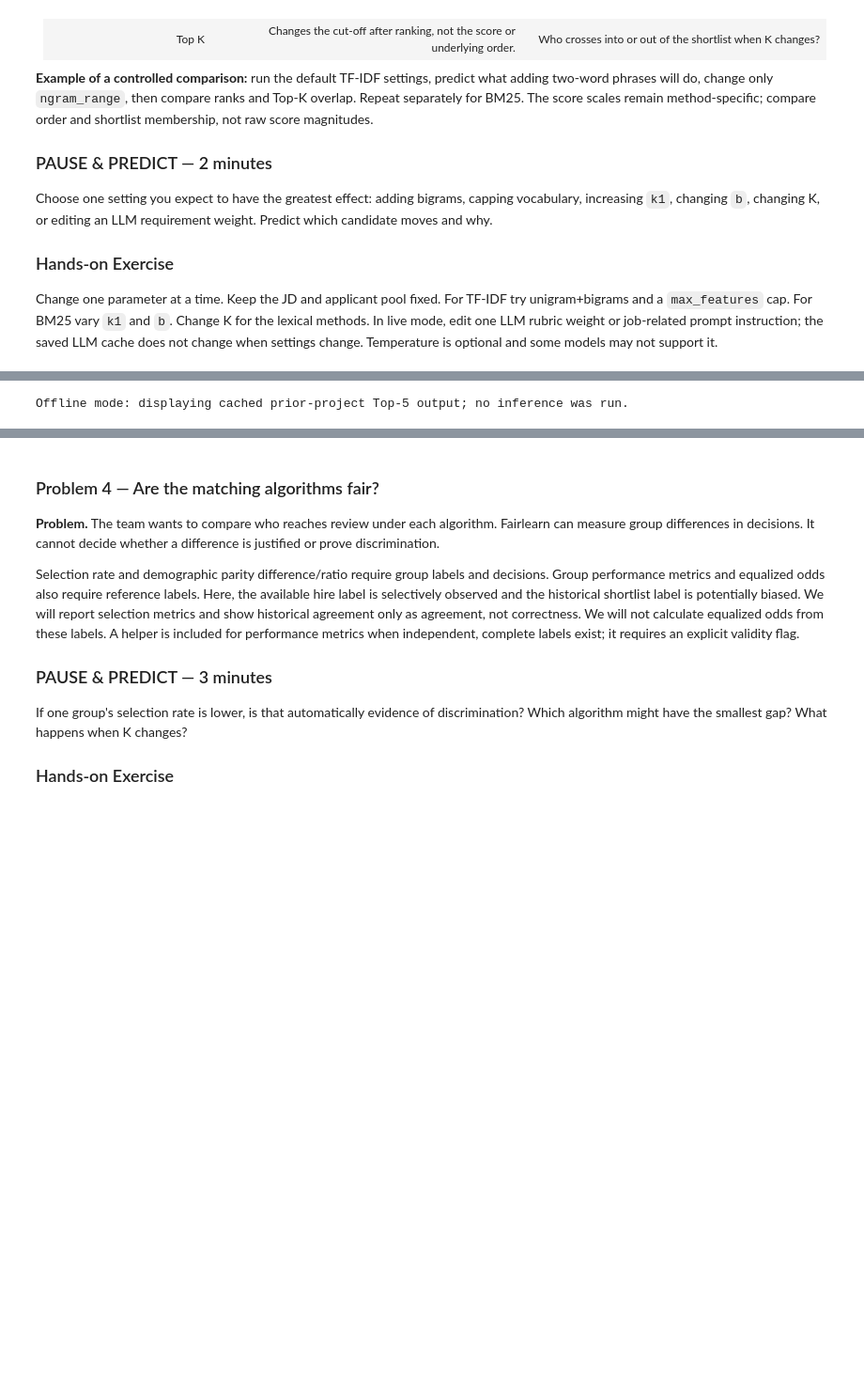
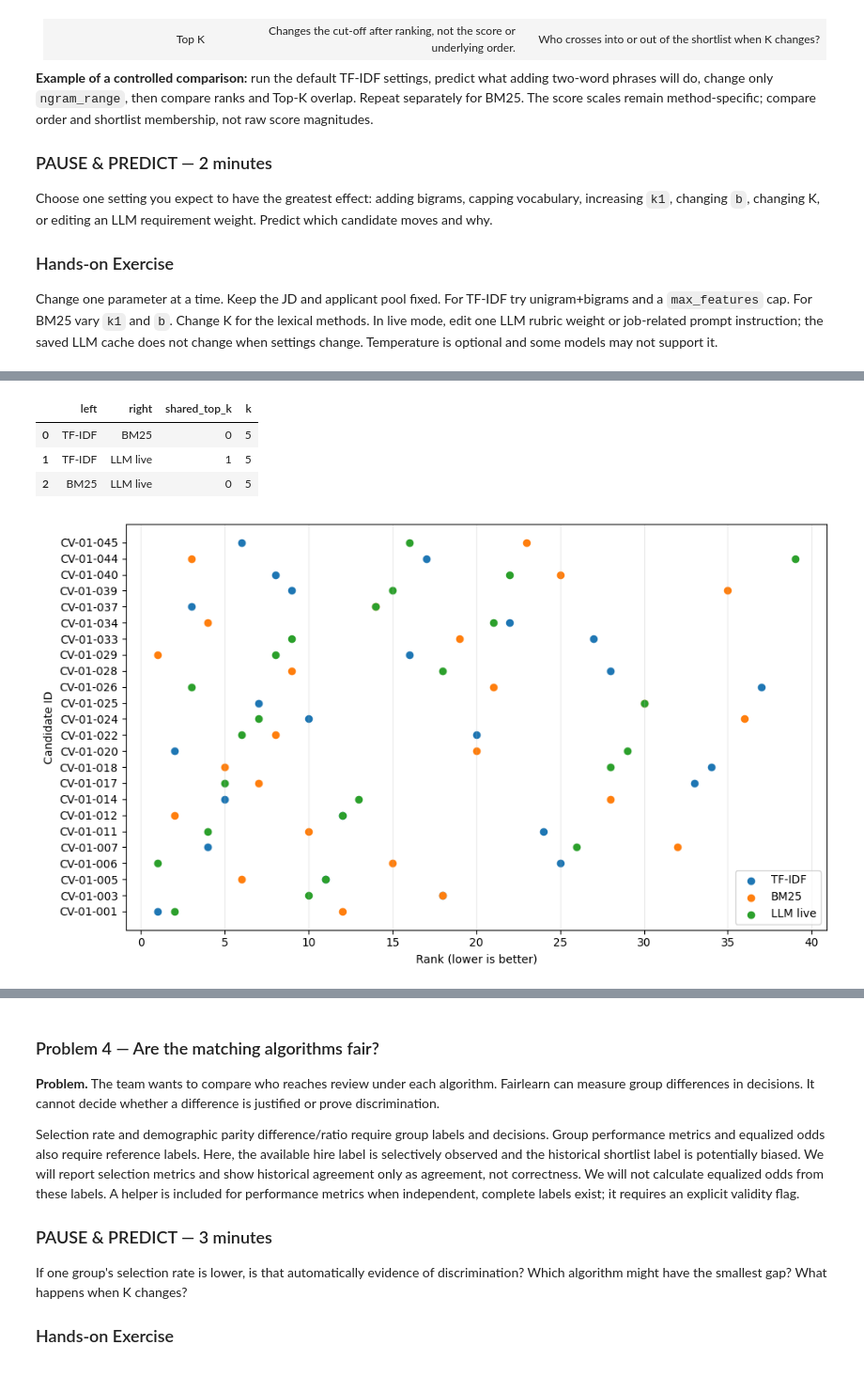
Before and after one commit to 123botieno/HR_use-case, a Jupyter notebook: job-matching-fairness/job_matching_fairness.ipynb, the cells around one changed output, grey strips where cells are left out. Shown at 94% size. Saved outputs shown, nothing was run; the diff lists cells and outputs as text; code cells hidden in the pictures; blank space fills up the shorter version.

```diff
--- a/job-matching-fairness/job_matching_fairness.ipynb
+++ b/job-matching-fairness/job_matching_fairness.ipynb
@@ -248,24 +256,74 @@ Top-10 overlap: TF-IDF default vs changed; BM25 default vs changed
 # %%
 # Optional live LLM experiment. Cached mode above makes the notebook run without a key.
-# For live mode, set OPENROUTER_API_KEY in the shell before launching this notebook; do not paste the key here.
+# For live mode, set OPENROUTER_API_KEY in the local .env file or shell; rerun setup after editing .env.
 # Use only the fictional CVs supplied with this workshop. Live mode sends CV text to OpenRouter.
-RUN_LIVE_LLM = False
+RUN_LIVE_LLM = True
 LLM_MODEL = 'meta-llama/llama-3.3-70b-instruct'
-SCORING_PROMPT = 'Assess only evidence of job-related skills, qualifications, and experience.'
+# This rubric is specific to JD-01; derive a new rubric before changing jobs.
+SCORING_PROMPT = (
+    'Assess only the supplied JD-01 requirements using the defined evidence levels. '
+    'A skill name alone is not evidence of application. Do not invent degrees, years or publications.'
+)
+EVIDENCE_LEVELS = {
+    '0': 'Not demonstrated: distinguish unknown from explicitly_not_met using status.',
+    '1': 'The relevant skill or method is explicitly named, but no applied responsibility or project is evidenced.',
+    '2': 'A concrete responsibility or project describes applying the relevant skill or method.',
+}
+BINARY_LEVELS = {'0': 'Not established; distinguish unknown from explicitly_not_met.',
+                 '1': 'The stated threshold is explicitly supported by the CV.'}
+# Illustrative teaching weights fixed before this run, not validated hiring priorities.
 LLM_RUBRIC = [
-    {'text': 'Evidence of the technical skills specified in the job description', 'weight': 2},
-    {'text': 'Evidence of relevant professional experience and responsibilities', 'weight': 2},
-    {'text': 'Evidence of the required education or professional qualification', 'weight': 1},
+    {'text': 'A PhD or Masters degree in a quantitative discipline. A Bachelors degree alone does not establish this requirement.',
+     'weight': 1, 'max_level': 1, 'essential': True, 'levels': BINARY_LEVELS},
+    {'text': 'Relevant experience: at least 2 years with a quantitative PhD, or at least 6 years with a quantitative Masters. Both the education route and relevant experience must be evidenced; years alone do not establish the route. Cite the relevant experience text.',
+     'weight': 2, 'max_level': 1, 'essential': True, 'levels': BINARY_LEVELS},
+    {'text': 'At least 6 peer-reviewed public-health papers, including at least 3 first-author papers. Both counts must be evidenced; smaller explicit counts do not meet this threshold.',
+     'weight': 1, 'max_level': 1, 'essential': True, 'levels': BINARY_LEVELS},
+    {'text': 'Python for reproducible feature engineering, data preparation or analytical workflows.',
+     'weight': 3, 'max_level': 2, 'levels': EVIDENCE_LEVELS},
+    {'text': 'SQL for querying, managing or preparing datasets.',
+     'weight': 1, 'max_level': 2, 'levels': EVIDENCE_LEVELS},
+    {'text': 'Spatial risk mapping, hotspot analysis or small-area prediction models.',
+     'weight': 3, 'max_level': 2, 'levels': EVIDENCE_LEVELS},
+    {'text': 'Time-series forecasting using methods such as XGBoost, LightGBM, LSTM, GRU or transformers; level 2 requires an applied forecasting or model-comparison responsibility, not a skill list alone.',
+     'weight': 3, 'max_level': 2, 'levels': EVIDENCE_LEVELS},
+    {'text': 'Model evaluation addressing calibration, uncertainty, subgroup or geographic robustness, temporal or spatial leakage, or bias.',
+     'weight': 3, 'max_level': 2, 'levels': EVIDENCE_LEVELS},
+    {'text': 'Git, documented analytical workflows or reproducible analysis.',
+     'weight': 2, 'max_level': 2, 'levels': EVIDENCE_LEVELS},
+    {'text': 'Working with public-health teams to translate policy questions into modelling objectives or to harmonize health datasets.',
+     'weight': 1, 'max_level': 2, 'levels': EVIDENCE_LEVELS},
 ]
 LLM_TEMPERATURE = None  # Existing project scorer omits this; wrapper supports it on custom requests.
 if RUN_LIVE_LLM:
+    # Refresh the helper after edits even when the notebook kernel stayed open.
+    import importlib
+    import job_matching_helpers as matching_helpers
+    importlib.invalidate_caches()
+    matching_helpers = importlib.reload(matching_helpers)
+    match_llm = matching_helpers.match_llm
+    if JOB_ID != 'JD-01':
+        raise ValueError("This rubric is JD-01-specific; create a job-specific rubric before live scoring another job.")
     llm_live = match_llm(
         JOB_ID, job_description, candidates, mode='live', model=LLM_MODEL,
         rubric=LLM_RUBRIC, scoring_prompt=SCORING_PROMPT,
-        temperature=LLM_TEMPERATURE,
+        temperature=LLM_TEMPERATURE, show_progress=False, max_workers=4,
     )
-    display(llm_live.head(10)[['candidate_id', 'rank', 'score']])
+    assert len(llm_live) == len(candidates)
+    assert llm_live.candidate_id.is_unique
+    assert set(llm_live.candidate_id) == set(candidates.candidate_id)
+    assert llm_live.score.between(0, 100).all()
+    assert llm_live['rank'].tolist() == list(range(1, len(candidates) + 1))
+    rankings = {'TF-IDF': tfidf, 'BM25': bm25, 'LLM live': llm_live}
+    live_top_five = pd.concat([
+        frame.head(5)[['candidate_id', 'rank']].assign(algorithm=name)
+        for name, frame in rankings.items()
+    ], ignore_index=True)
+    display(live_top_five.pivot(index='rank', columns='algorithm', values='candidate_id'))
+    _, live_overlap = compare_rankings(rankings, k=5)
+    display(live_overlap)
+    fig, ax = plot_rankings(rankings, k=10)
+    plt.show()
 else:
-    print('Offline mode: displaying cached prior-project Top-5 output; no inference was run.')
+    pass  # Problem 1 retains the cached algorithm comparison.
 # %% [output]
-Offline mode: displaying cached prior-project Top-5 output; no inference was run.
@@ -272,3 +337,8 @@ Offline mode: displaying cached prior-project Top-5 output; no inference was run
+|  | left | right | shared_top_k | k |
+| 0 | TF-IDF | BM25 | 0 | 5 |
+| 1 | TF-IDF | LLM live | 1 | 5 |
+| 2 | BM25 | LLM live | 0 | 5 |
+[figure, added]
 # %% [markdown]
 ### Observe Results
 
```
Also changed, not shown: parts of 20 cells of this notebook, 2 other files.
